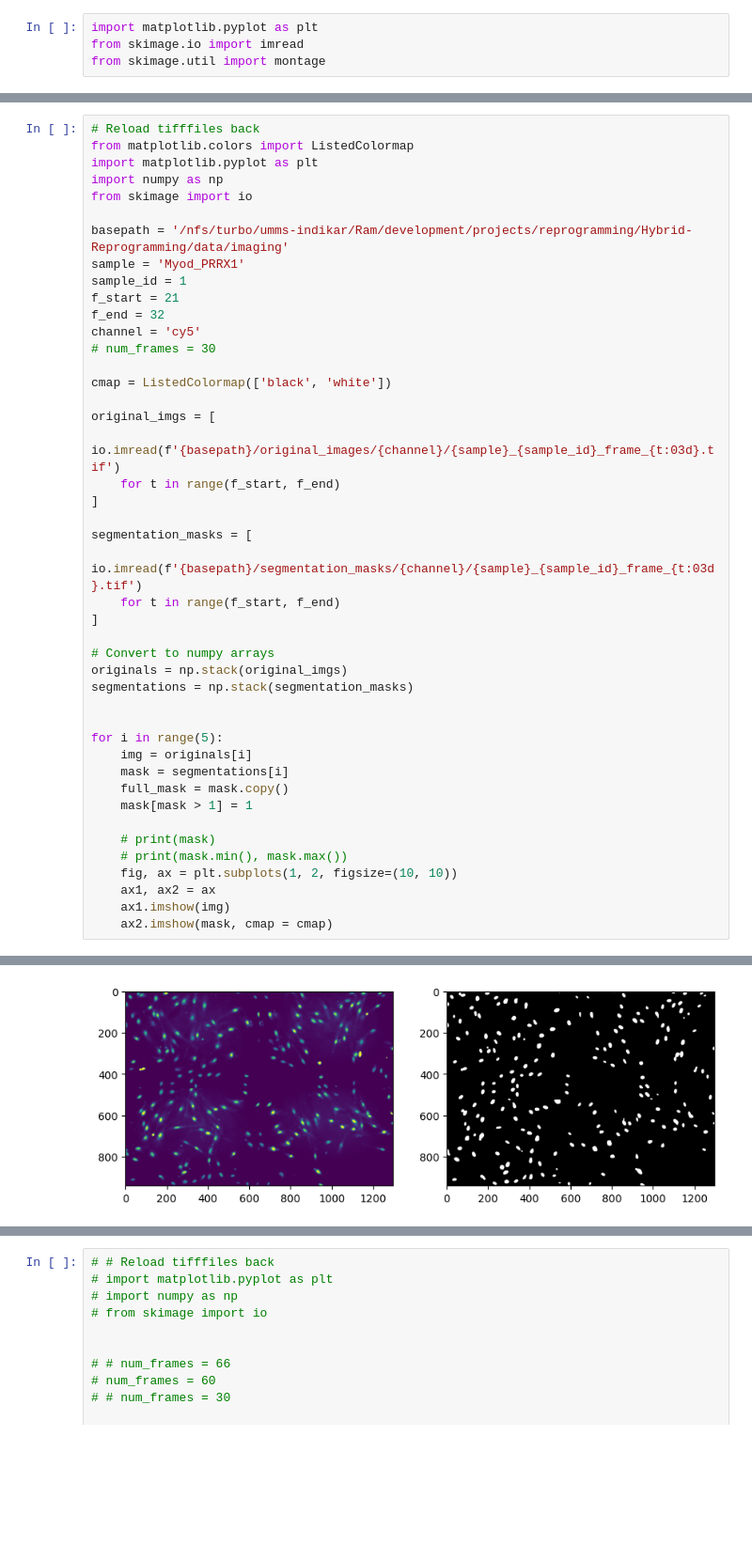
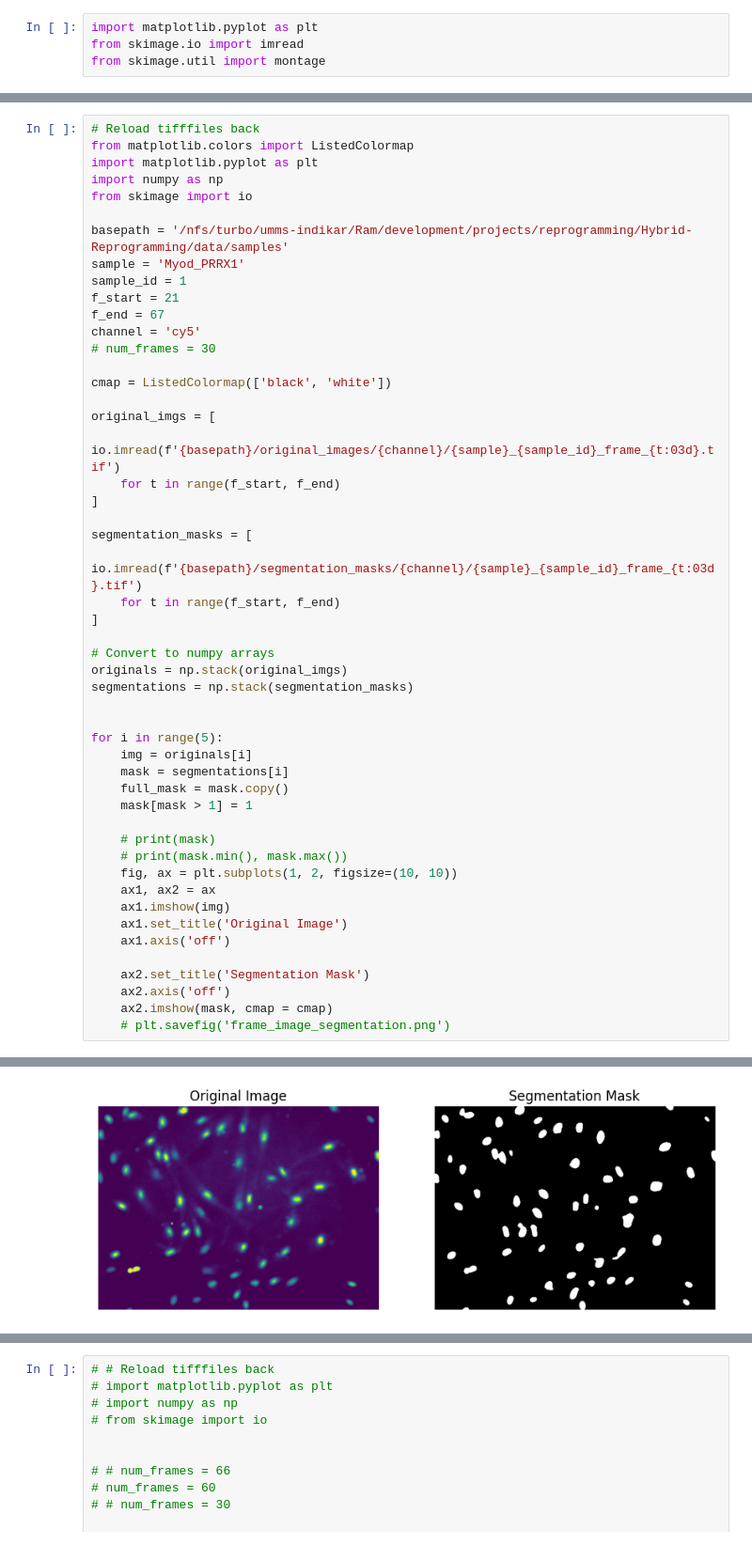
Before and after one commit to imnuvi/Hybrid-Reprogramming, a Jupyter notebook: Imaging/load_images_tracker.ipynb, the cells around one changed output, grey strips where cells are left out. Shown: that part at 94% size. Drawn from its saved outputs; the diff is of its cells as text; blank space fills up the shorter version.

```diff
--- a/Imaging/load_images_tracker.ipynb
+++ b/Imaging/load_images_tracker.ipynb
@@ -29,11 +29,11 @@ import matplotlib.pyplot as plt
 import numpy as np
 from skimage import io
 
-basepath = '/nfs/turbo/umms-indikar/Ram/development/projects/reprogramming/Hybrid-Reprogramming/data/imaging'
+basepath = '/nfs/turbo/umms-indikar/Ram/development/projects/reprogramming/Hybrid-Reprogramming/data/samples'
 sample = 'Myod_PRRX1'
 sample_id = 1
 f_start = 21
-f_end = 32
+f_end = 67
 channel = 'cy5'
 # num_frames = 30
 
@@ -65,5 +65,11 @@ for i in range(5):
     fig, ax = plt.subplots(1, 2, figsize=(10, 10))
     ax1, ax2 = ax
     ax1.imshow(img)
+    ax1.set_title('Original Image')
+    ax1.axis('off')
+
+    ax2.set_title('Segmentation Mask')
+    ax2.axis('off')
     ax2.imshow(mask, cmap = cmap)
+    # plt.savefig('frame_image_segmentation.png')
 # %% [output]
@@ -72 +78 @@ for i in range(5):
-[figure, old version]
+[figure, new version]
```
Also changed, not shown: parts of 16 cells of this notebook, 4 other files.
